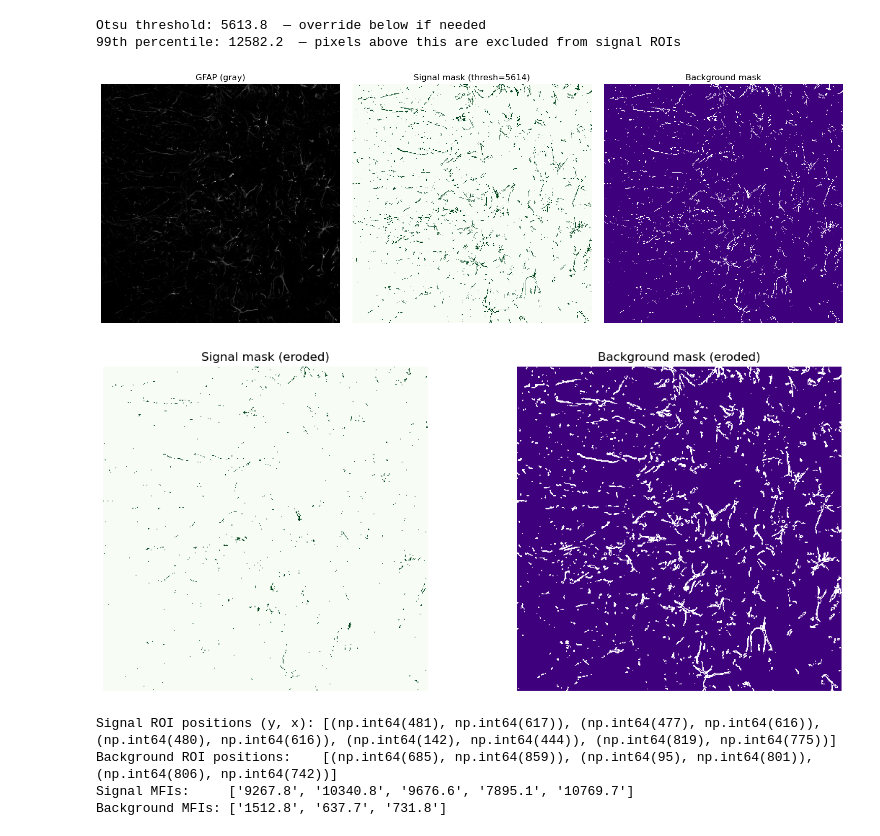
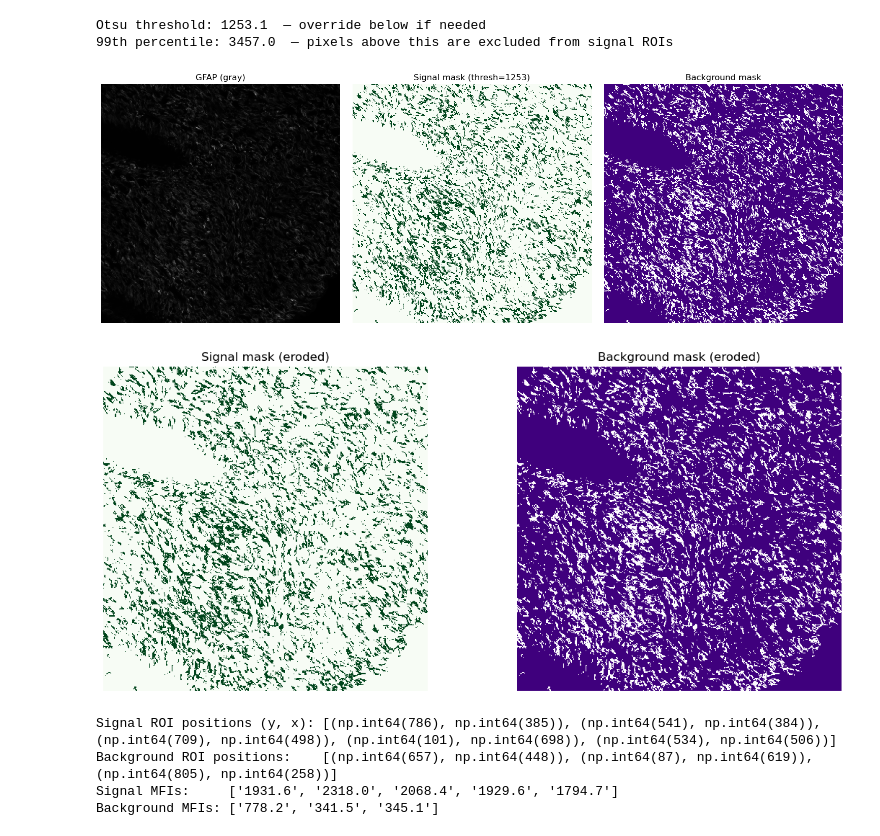
Before and after one commit to sapnafisch/Confocal_Analysis_Opto-PNS-project, a Jupyter notebook: gfap_iba1_localized.ipynb, the cells around one changed output. Drawn from its saved outputs; the diff is of its cells as text; code cells hidden in the pictures.

```diff
--- a/gfap_iba1_localized.ipynb
+++ b/gfap_iba1_localized.ipynb
@@ -12,7 +12,9 @@ import pandas as pd
 dirpath = r'E:\ND2\4_GFAP_IBA1\tiff_SC'
 #filename = r'P46_SC_107_1_40X_loc06.tif'
 #filename =r'H99_SC_108_2_40X (series 1).tif'
-filename =r'I85_SC_105_4_40X_loc01.tif'
+#filename =r'C68_SC_107_1_40X_loc01.tif'
+#filename =r'WT1_SC_112_3_40X_loc02.tif'
+filename =r'I61_SC_114_3_40X_2_loc02.tif'
 filepath = join(dirpath,filename)
 def lut_color(lut):
     r, g, b = lut[0].sum(), lut[1].sum(), lut[2].sum()
@@ -71,9 +73,9 @@ plt.show()
 # ─────────────────────────────────────────────
 # STAGE 3: Erode masks (fixed deprecation)
 # ─────────────────────────────────────────────
-selem = disk(1)
-signal_mask_eroded     = erosion(signal_mask.astype(np.uint8), selem).astype(bool)
-background_mask_eroded = erosion(background_mask.astype(np.uint8), selem).astype(bool)
+selem = disk(2)
+signal_mask_eroded     = signal_mask
+background_mask_eroded = background_mask
 
 fig, axes = plt.subplots(1, 2, figsize=(12, 5))
 axes[0].imshow(signal_mask_eroded, cmap='Greens', interpolation='none')
@@ -135,11 +137,11 @@ print(f"Background MFIs: {[f'{v:.1f}' for v in bg_mfi]}")
-Otsu threshold: 5613.8  — override below if needed
-99th percentile: 12582.2  — pixels above this are excluded from signal ROIs
+Otsu threshold: 1253.1  — override below if needed
+99th percentile: 3457.0  — pixels above this are excluded from signal ROIs
-[figure, old version]
+[figure, new version]
-[figure, old version]
+[figure, new version]
-Signal ROI positions (y, x): [(np.int64(481), np.int64(617)), (np.int64(477), np.int64(616)), (np.int64(480), np.int64(616)), (np.int64(142), np.int64(444)), (np.int64(819), np.int64(775))]
-Background ROI positions:    [(np.int64(685), np.int64(859)), (np.int64(95), np.int64(801)), (np.int64(806), np.int64(742))]
-Signal MFIs:     ['9267.8', '10340.8', '9676.6', '7895.1', '10769.7']
-Background MFIs: ['1512.8', '637.7', '731.8']
+Signal ROI positions (y, x): [(np.int64(786), np.int64(385)), (np.int64(541), np.int64(384)), (np.int64(709), np.int64(498)), (np.int64(101), np.int64(698)), (np.int64(534), np.int64(506))]
+Background ROI positions:    [(np.int64(657), np.int64(448)), (np.int64(87), np.int64(619)), (np.int64(805), np.int64(258))]
+Signal MFIs:     ['1931.6', '2318.0', '2068.4', '1929.6', '1794.7']
+Background MFIs: ['778.2', '341.5', '345.1']
 # %%
 # ─────────────────────────────────────────────
 # Prep ROI overlay images for figure
```
Also changed, not shown: parts of 3 cells of this notebook.
